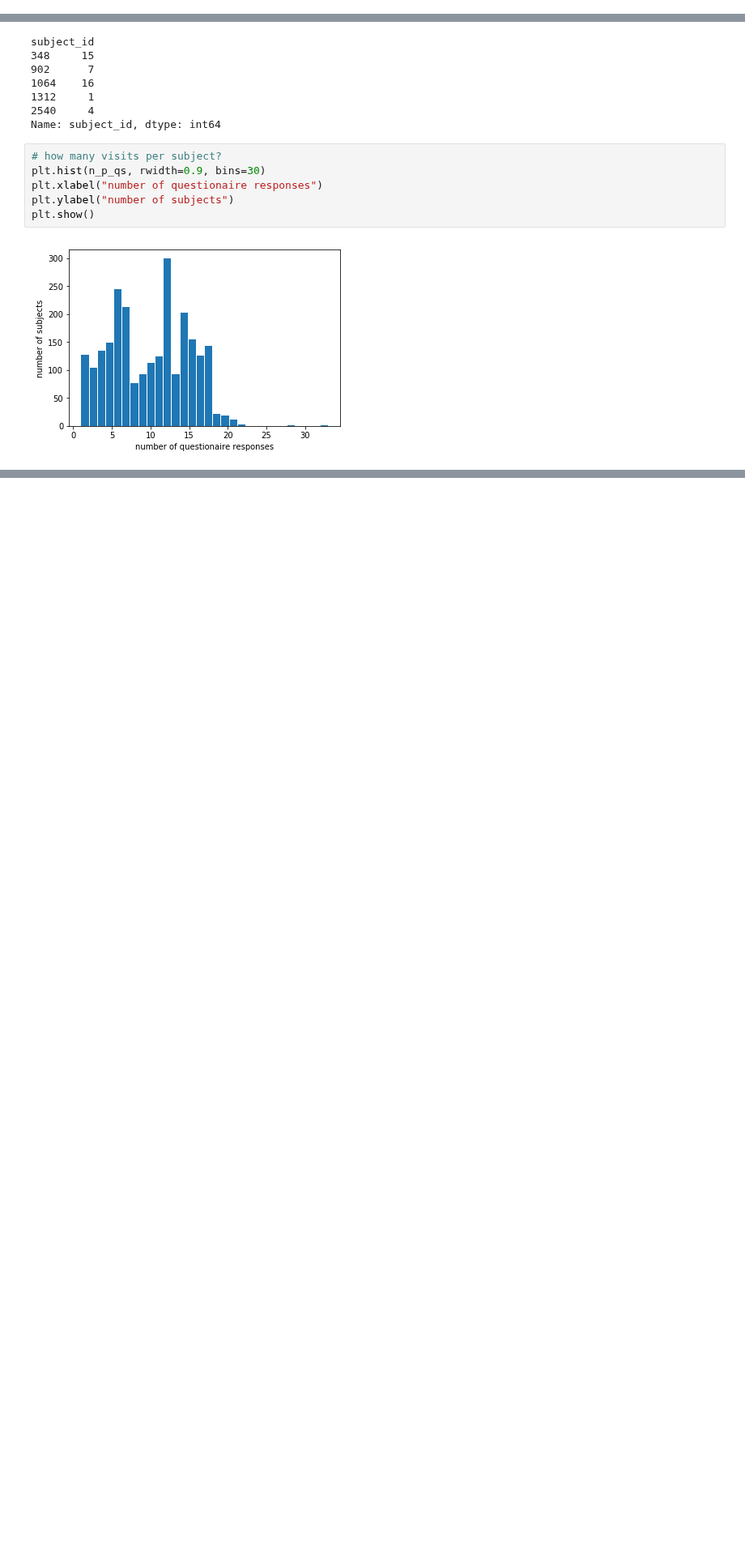
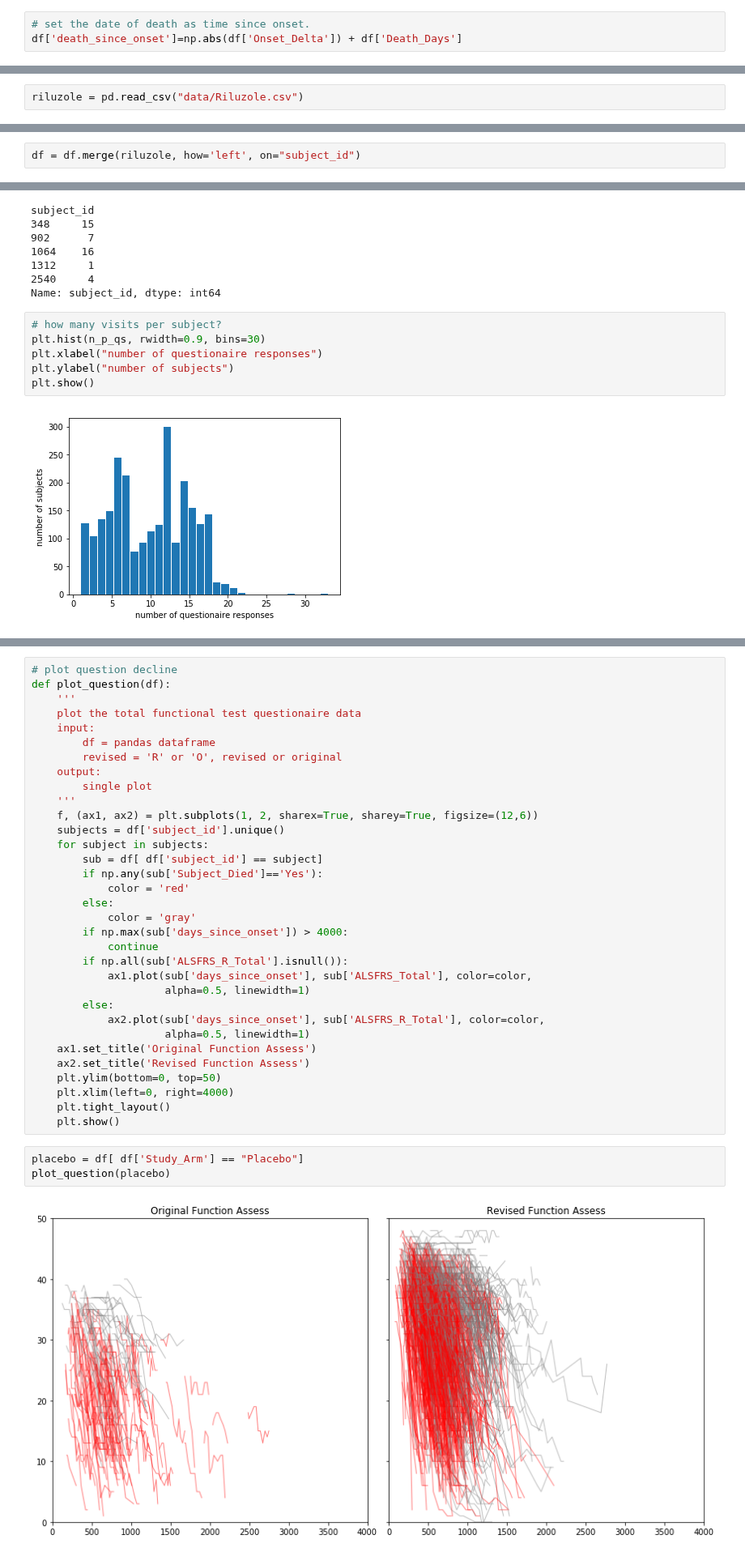
Before and after one commit to ttompk/als, a Jupyter notebook: eda.ipynb, the cells around one changed output, grey strips where cells are left out. Shown at 81% size. Saved outputs shown, nothing was run; the diff lists cells and outputs as text; blank space fills up the shorter version.

```diff
--- a/eda.ipynb
+++ b/eda.ipynb
@@ -93,0 +169,3 @@ Name: subject_id, dtype: int64
+# %%
+# set the date of death as time since onset.
+df['death_since_onset']=np.abs(df['Onset_Delta']) + df['Death_Days']
@@ -93,0 +175,2 @@ Name: subject_id, dtype: int64
+# %%
+riluzole = pd.read_csv("data/Riluzole.csv")
@@ -93,0 +186,2 @@ Name: subject_id, dtype: int64
+# %%
+df = df.merge(riluzole, how='left', on="subject_id")
@@ -138,0 +286,38 @@ plt.show()
+# %%
+# plot question decline
+def plot_question(df):
+    '''
+    plot the total functional test questionaire data
+    input:
+        df = pandas dataframe
+        revised = 'R' or 'O', revised or original
+    output:
+        single plot
+    '''
+    f, (ax1, ax2) = plt.subplots(1, 2, sharex=True, sharey=True, figsize=(12,6))
+    subjects = df['subject_id'].unique()
+    for subject in subjects:
+        sub = df[ df['subject_id'] == subject]
+        if np.any(sub['Subject_Died']=='Yes'):
+            color = 'red'
+        else:
+            color = 'gray'
+        if np.max(sub['days_since_onset']) > 4000:
+            continue
+        if np.all(sub['ALSFRS_R_Total'].isnull()):
+            ax1.plot(sub['days_since_onset'], sub['ALSFRS_Total'], color=color,
+                     alpha=0.5, linewidth=1)
+        else:
+            ax2.plot(sub['days_since_onset'], sub['ALSFRS_R_Total'], color=color,
+                     alpha=0.5, linewidth=1)
+    ax1.set_title('Original Function Assess')
+    ax2.set_title('Revised Function Assess')
+    plt.ylim(bottom=0, top=50)
+    plt.xlim(left=0, right=4000)
+    plt.tight_layout()
+    plt.show()
+# %%
+placebo = df[ df['Study_Arm'] == "Placebo"]
+plot_question(placebo)
+# %% [output]
+[figure, added]
```
Also changed, not shown: parts of 39 cells of this notebook.
